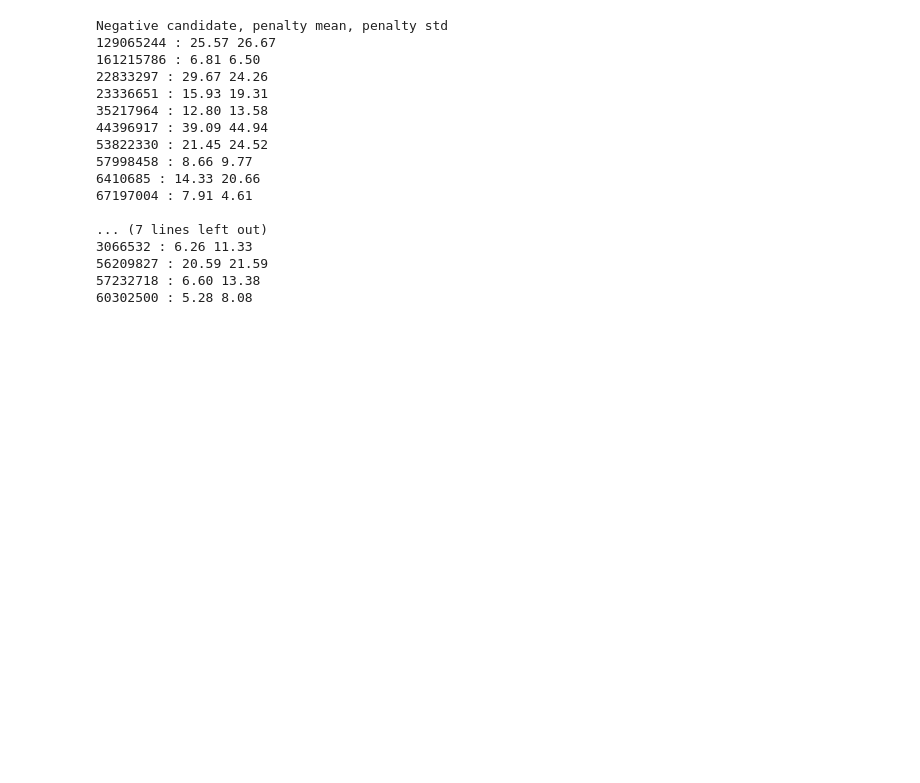
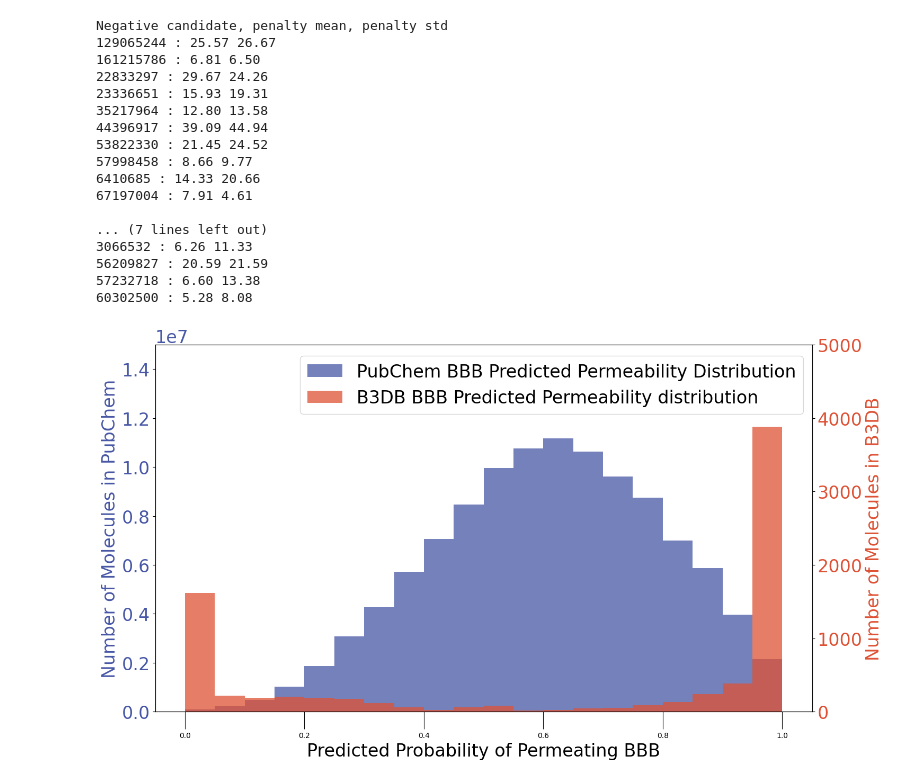
Before and after one commit to HenryJia/BBBP-MD, a Jupyter notebook: ipynb/plot_results.ipynb, the cells around one changed output. Cells and saved outputs as stored; diff of their text form; code cells hidden in the pictures; blank space fills up the shorter version.

Commit message:
Move histogram to plot_results

```diff
--- a/ipynb/plot_results.ipynb
+++ b/ipynb/plot_results.ipynb
@@ -601,3 +601,40 @@ Negative candidate, penalty mean, penalty std
 56209827 : 20.59 21.59
 57232718 : 6.60 13.38
 60302500 : 5.28 8.08
+# %%
+fig, ax1 = plt.subplots(figsize=(16, 9))
+
+colour_pubchem = '#4757a5'
+ax1.set_xlabel('Predicted Probability of Permeating BBB', fontsize=24)
+ax1.set_ylabel('Number of Molecules in PubChem', color=colour_pubchem, fontsize=24)
+ax1.tick_params(axis='y', labelcolor=colour_pubchem, labelsize=24)
+ax1.tick_params(axis='x', size=24)
+ax1.yaxis.get_offset_text().set_size(24)
+
+#h1 = ax1.hist(simplified_df['BBB+'], bins=20, alpha=0.75, color=colour_pubchem, label='PubChem BBB Predicted Permeability Distribution')
+#np.savetxt("hist_pubchem.csv", h1[0])
+#np.savetxt("histbins_pubchem.csv", h1[1])
+
+height = np.genfromtxt('hist_pubchem.csv')
+bins = np.genfromtxt("histbins_pubchem.csv")
+ax1.bar(x=bins[:-1], height=height, width=bins[1:]-bins[:-1], align='edge', alpha=0.75, color=colour_pubchem, label='PubChem BBB Predicted Permeability Distribution')
+
+colour_b3db = '#de5134'
+ax2 = ax1.twinx()
+ax2.set_ylabel('Number of Molecules in B3DB', color=colour_b3db, fontsize=24)
+ax2.tick_params(axis='y', labelcolor=colour_b3db, labelsize=24)
+
+#h2 = ax2.hist(p_b3db, bins=20, alpha=0.75, color=colour_b3db, label='B3DB BBB Predicted Permeability distribution')
+#np.savetxt("hist_b3db.csv", h2[0])
+#np.savetxt("histbins_b3db.csv", h2[1])
+
+height = np.genfromtxt('hist_b3db.csv')
+bins = np.genfromtxt("histbins_b3db.csv")
+ax2.bar(x=bins[:-1], height=height, width=bins[1:]-bins[:-1], align='edge', alpha=0.75, color=colour_b3db, label='B3DB BBB Predicted Permeability distribution')
+
+ax1.set_ylim(0, 1.5e7)
+ax2.set_ylim(0, 5000)
+fig.legend(fontsize=24, loc='upper right', bbox_to_anchor=(0.9, 0.875))
+fig.savefig('histogram_bbbp.png')
+# %% [output]
+[figure, added]
```
Also changed, not shown: 2 other files.
